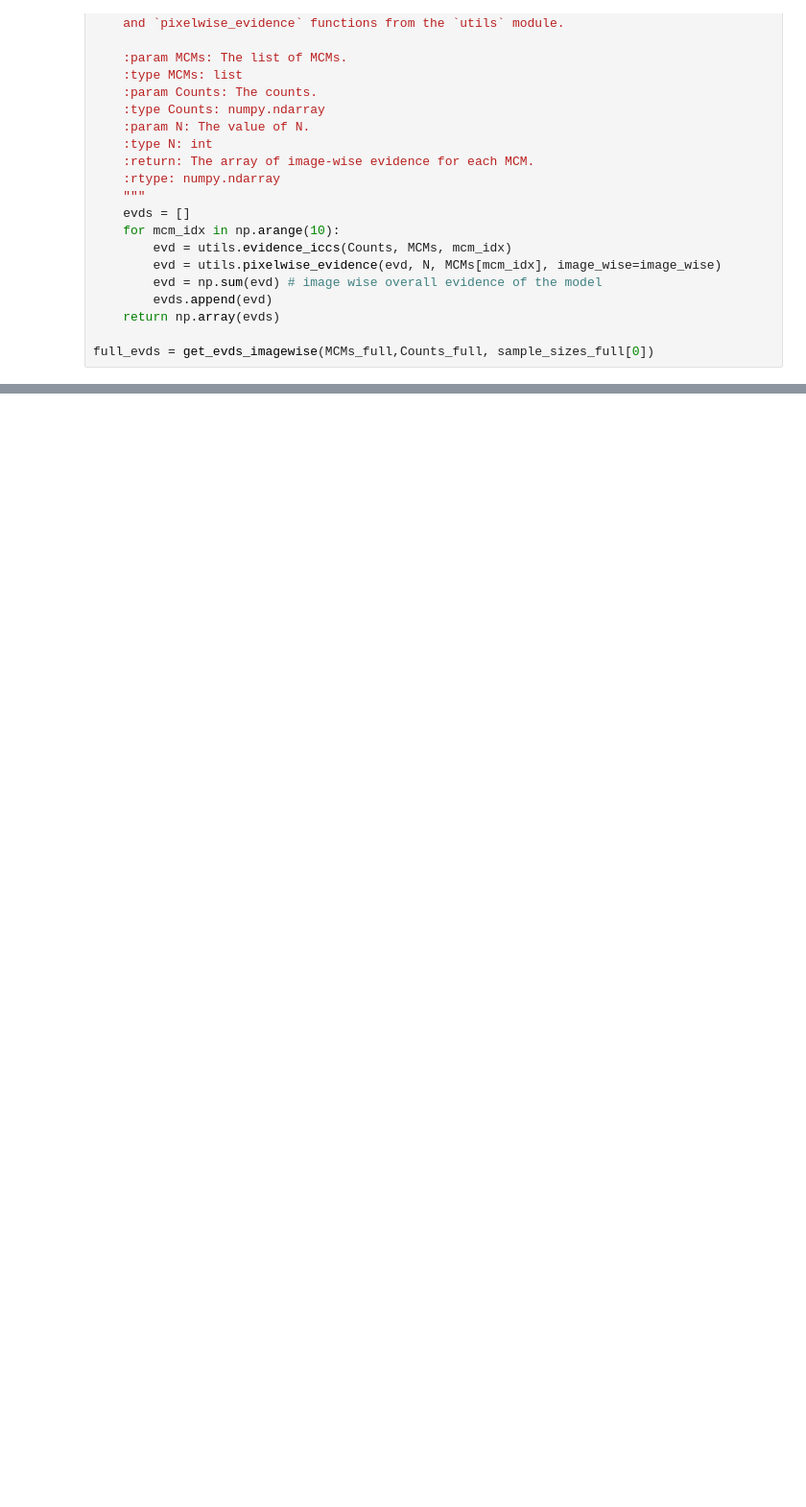
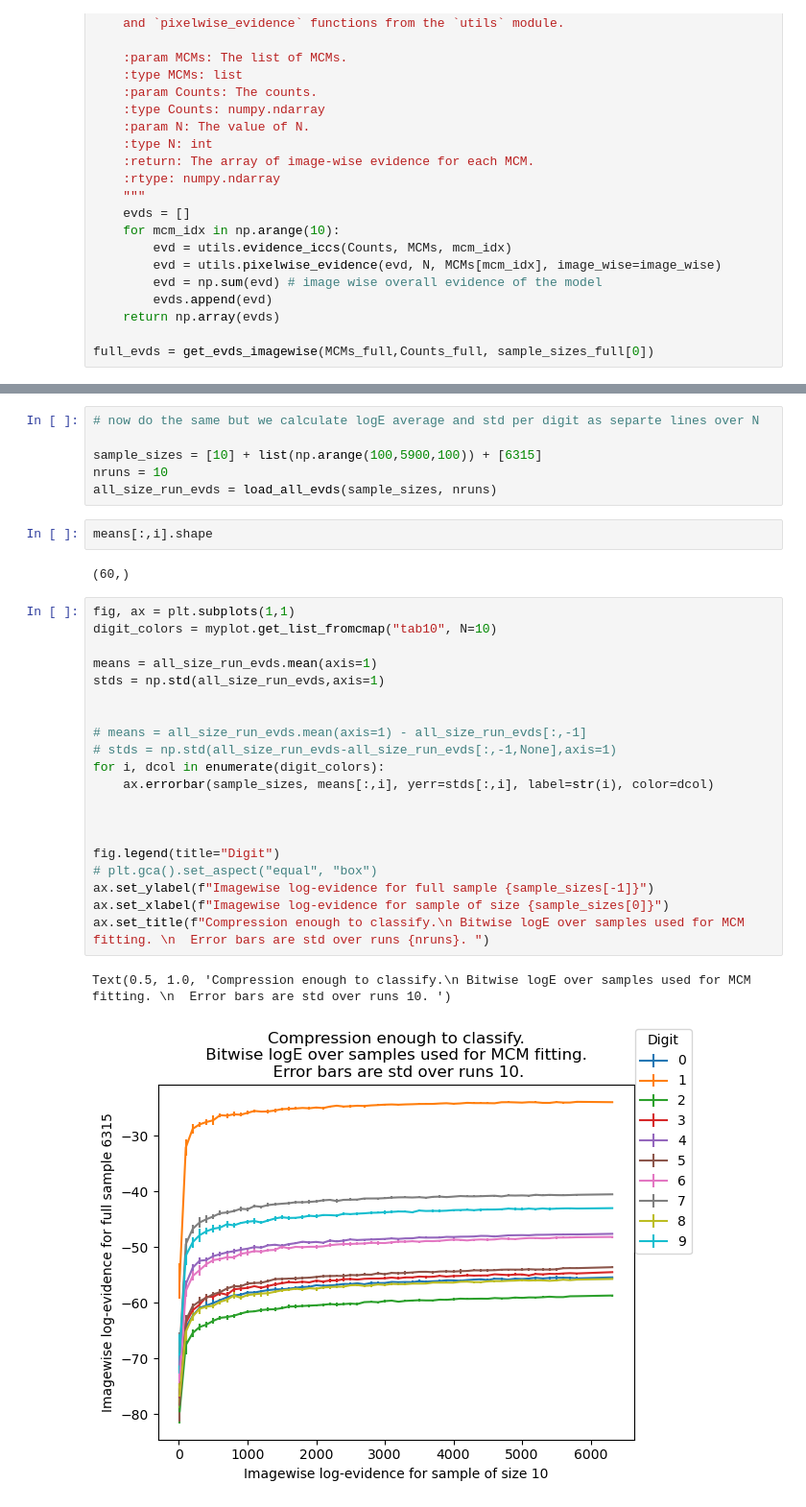
Before and after one commit to PaulHosek/MCM_classifier, a Jupyter notebook: Classifier_1/mcm/paper_plots/plots_evidence_scatterN.ipynb, the cells around one changed output, grey strips where cells are left out. Shown: that part at 96% size. Saved outputs shown, nothing was run; the diff lists cells and outputs as text; blank space fills up the shorter version.

```diff
--- a/Classifier_1/mcm/paper_plots/plots_evidence_scatterN.ipynb
+++ b/Classifier_1/mcm/paper_plots/plots_evidence_scatterN.ipynb
@@ -122,0 +114,33 @@ Text(0.5, 1.0, 'Compression enough to classify. Bitwise logE for each MCM \n com
+# %%
+# now do the same but we calculate logE average and std per digit as separte lines over N
+
+sample_sizes = [10] + list(np.arange(100,5900,100)) + [6315]
+nruns = 10
+all_size_run_evds = load_all_evds(sample_sizes, nruns)
+# %%
+means[:,i].shape
+# %% [output]
+(60,)
+# %%
+fig, ax = plt.subplots(1,1)
+digit_colors = myplot.get_list_fromcmap("tab10", N=10)
+
+means = all_size_run_evds.mean(axis=1)
+stds = np.std(all_size_run_evds,axis=1)
+
+
+# means = all_size_run_evds.mean(axis=1) - all_size_run_evds[:,-1]
+# stds = np.std(all_size_run_evds-all_size_run_evds[:,-1,None],axis=1)
+for i, dcol in enumerate(digit_colors):
+    ax.errorbar(sample_sizes, means[:,i], yerr=stds[:,i], label=str(i), color=dcol)
+
+
+
+fig.legend(title="Digit")
+# plt.gca().set_aspect("equal", "box")
+ax.set_ylabel(f"Imagewise log-evidence for full sample {sample_sizes[-1]}")
+ax.set_xlabel(f"Imagewise log-evidence for sample of size {sample_sizes[0]}")
+ax.set_title(f"Compression enough to classify.\n Bitwise logE over samples used for MCM fitting. \n  Error bars are std over runs {nruns}. ")
+# %% [output]
+Text(0.5, 1.0, 'Compression enough to classify.\n Bitwise logE over samples used for MCM fitting. \n  Error bars are std over runs 10. ')
+[figure, added]
```
Also changed, not shown: parts of 4 cells of this notebook.
